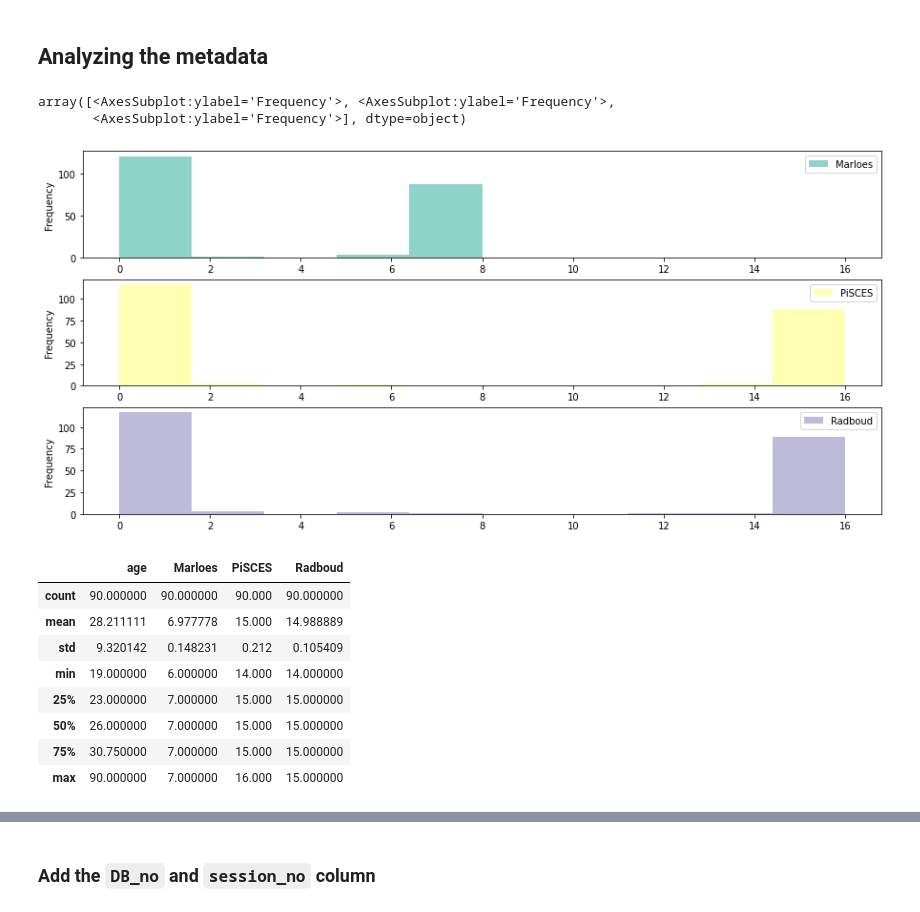
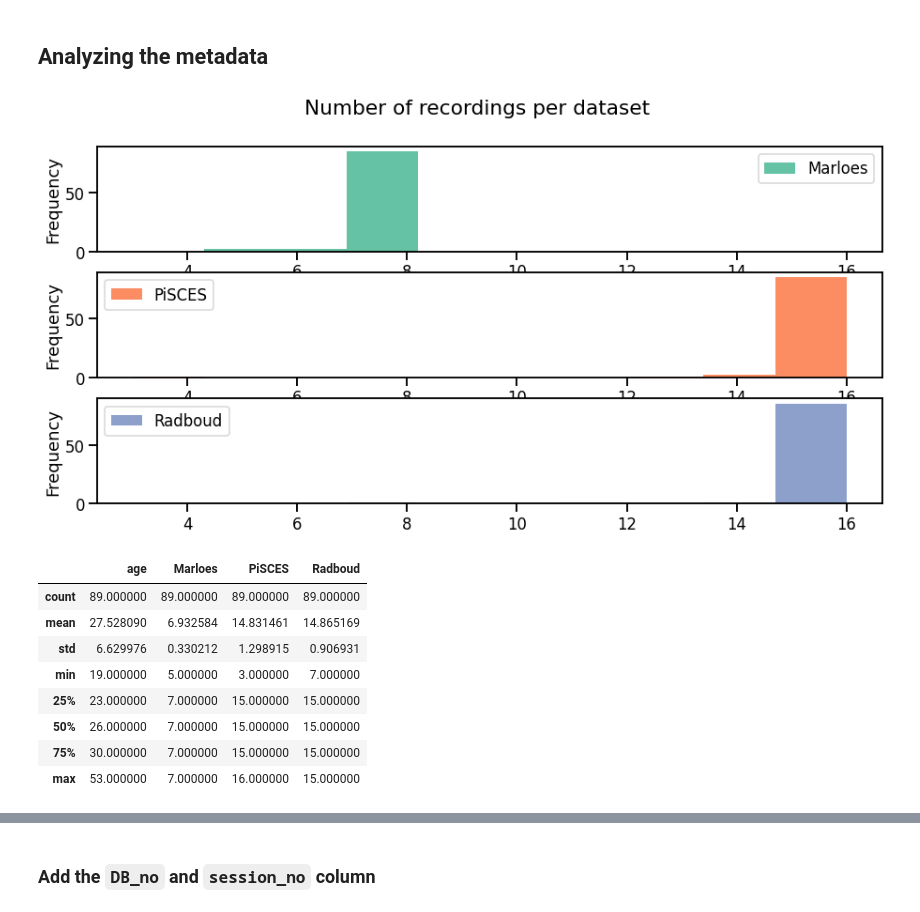
Before and after one commit to predict-idlab/gssp_analysis, a Jupyter notebook: notebooks/0.1_EDA.ipynb, the cells around one changed output, grey strips where cells are left out. Cells and saved outputs as stored; diff of their text form; code cells hidden in the pictures.

```diff
--- a/notebooks/0.1_EDA.ipynb
+++ b/notebooks/0.1_EDA.ipynb
@@ -8,9 +8,11 @@ import sys
 from pathlib import Path
 import pandas as pd
 from IPython.display import display
+import matplotlib.pyplot as plt
 from functional import seq
 import librosa
 import seaborn as sns
+sns.set_context("talk")
 
 sys.path.append("..")
 from sgs_utils.path_conf import speech_data_root_dir, loc_data_dir
@@ -20,5 +22,4 @@ display(speech_data_session_dir)
 
 pd.options.display.max_columns = None
 pd.options.display.max_rows = None
-pd.options.plotting.backend = "plotly"
 # %% [output]
@@ -129,23 +158,26 @@ memory usage: 13.0+ KB
 # %%
 df_metadata[["Marloes", "PiSCES", "Radboud"]].plot(
     subplots=True,
     kind="hist",
     figsize=(15, 7),
     sharex=False,
-    backend="matplotlib",
-    color=sns.color_palette("Set3"),
-)
+    color=sns.color_palette("Set2"),
+    title='Number of recordings per dataset',
+);
 # %% [output]
-array([<AxesSubplot:ylabel='Frequency'>, <AxesSubplot:ylabel='Frequency'>,
-       <AxesSubplot:ylabel='Frequency'>], dtype=object)
-[figure, old version]
+[figure, new version]
 # %%
+# NOTE: as for now we do not filter
+# TODO -> reconsider this
 df_metadata_relevant = (
-    df_metadata[
-        (df_metadata.Marloes >= 6)
-        & (df_metadata.Radboud >= 13)
-        & (df_metadata.PiSCES >= 13)
-    ]
+    # df_metadata[
+        # ~(
+        #     (df_metadata.Marloes >= 6)
+        #     & (df_metadata.Radboud >= 14)
+        #     & (df_metadata.PiSCES >= 14)
+        # )
+    # ]
+    df_metadata
     .reset_index(drop=True)
     .copy()
 )
@@ -155,14 +187,14 @@ df_metadata_relevant[
 ].describe()
 # %% [output]
 |  | age | Marloes | PiSCES | Radboud |
-| count | 90.000000 | 90.000000 | 90.000 | 90.000000 |
-| mean | 28.211111 | 6.977778 | 15.000 | 14.988889 |
-| std | 9.320142 | 0.148231 | 0.212 | 0.105409 |
-| min | 19.000000 | 6.000000 | 14.000 | 14.000000 |
-| 25% | 23.000000 | 7.000000 | 15.000 | 15.000000 |
-| 50% | 26.000000 | 7.000000 | 15.000 | 15.000000 |
-| 75% | 30.750000 | 7.000000 | 15.000 | 15.000000 |
-| max | 90.000000 | 7.000000 | 16.000 | 15.000000 |
+| count | 89.000000 | 89.000000 | 89.000000 | 89.000000 |
+| mean | 27.528090 | 6.932584 | 14.831461 | 14.865169 |
+| std | 6.629976 | 0.330212 | 1.298915 | 0.906931 |
+| min | 19.000000 | 5.000000 | 3.000000 | 7.000000 |
+| 25% | 23.000000 | 7.000000 | 15.000000 | 15.000000 |
+| 50% | 26.000000 | 7.000000 | 15.000000 | 15.000000 |
+| 75% | 30.000000 | 7.000000 | 15.000000 | 15.000000 |
+| max | 53.000000 | 7.000000 | 16.000000 | 15.000000 |
 # %%
 display(df_metadata_relevant.sex.value_counts())
 print("-" * 40)
```
Also changed, not shown: parts of 21 cells of this notebook, 1 other file.
